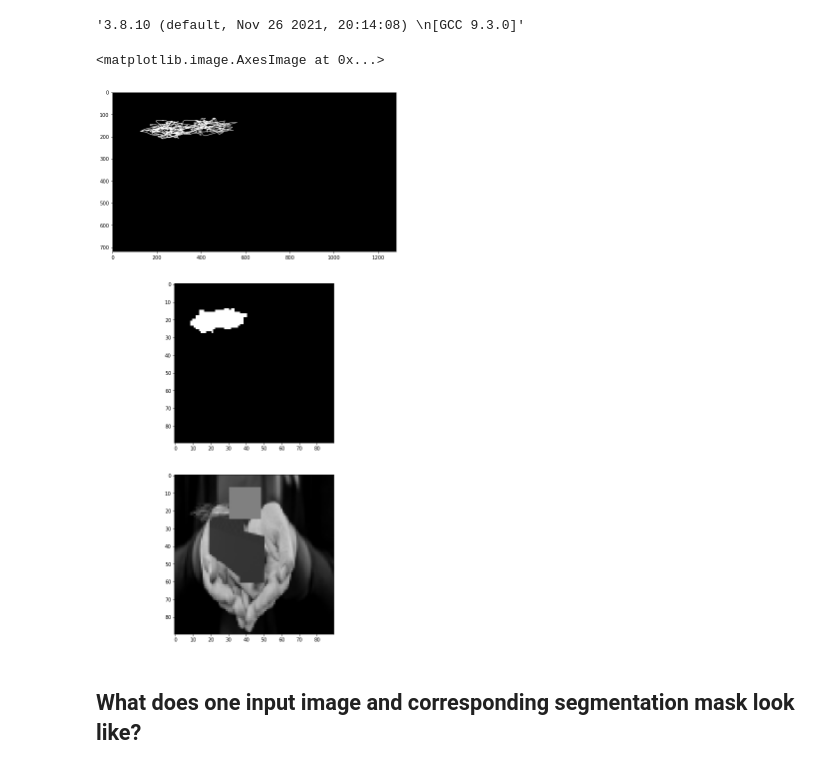
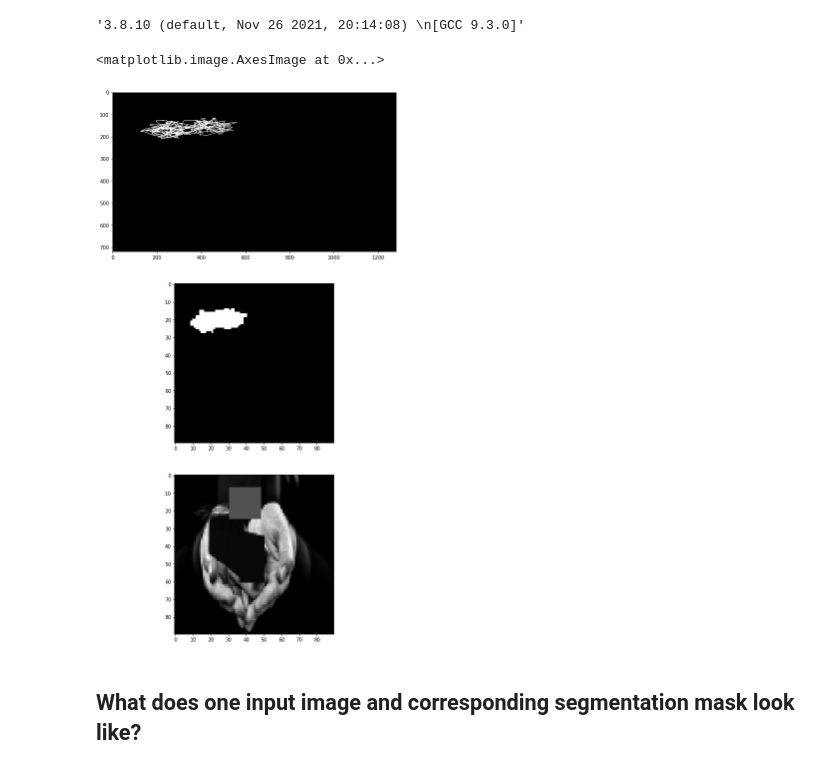
Before and after one commit to kanstancin/classifiers, a Jupyter notebook: segment.ipynb, the cells around one changed output. Drawn from its saved outputs; the diff is of its cells as text; code cells hidden in the pictures.

```diff
--- a/segment.ipynb
+++ b/segment.ipynb
@@ -154,6 +155,8 @@ batch_size = 32
 input_img_paths = df_train.filename.to_list()
 target_img_paths = df_train.mask_.astype(str).to_list()
 # %%
+import imgaug.augmenters as iaa
+
 # process mask
 def resize_mask(mask, target_shape):
     kernel = np.ones((15, 15), np.uint8)
@@ -165,36 +168,41 @@ def resize_mask(mask, target_shape):
 
 def img_to_binary(mask):
     mask[mask<=125] = 0
     mask[mask>125] = 1
     return mask
 
-def load_img_cv(path, target_size, is_mask=False):
+def load_img_cv(path, target_size, is_mask=False, augment=True):
     if not is_mask:
-        img = cv.imread(path)
+        img = cv.imread(path, cv.IMREAD_GRAYSCALE)
         shape = (target_size[1], target_size[0])
         img = cv.resize(img, shape, interpolation=cv.INTER_AREA)
+        if augment:
+            aug = iaa.GammaContrast((0.5, 3.0))
+            img = aug(image=img)
     else:
         img = cv.imread(path, cv.IMREAD_GRAYSCALE)
+        img[img<=30] = 0
+        img[img>30] = 255
         img = resize_mask(img, target_size)
         img = img_to_binary(img)
     return img
 
 mask = cv.imread(target_img_paths[9], cv.IMREAD_GRAYSCALE)
 target_size = (90, 90)
 # print(mask.shape)
 # kernel = np.ones((10, 10), np.uint8)
 # mask =  cv.morphologyEx(mask, cv.MORPH_CLOSE, kernel)
 # img = cv.erode(img, kernel, iterations=1)
 # img = cv.dilate(img, kernel, iterations=1)
 mask_new = load_img_cv(target_img_paths[9], target_size, is_mask=True)
 img = load_img_cv(input_img_paths[9], target_size, is_mask=False)
 fig, ax = plt.subplots(3,1,figsize=(25,20))
 ax[0].imshow(mask, cmap="gray")
 ax[1].imshow(mask_new, cmap="gray")
 ax[2].imshow(img, cmap="gray")
 # %% [output]
 <matplotlib.image.AxesImage at 0x...>
-[figure, old version]
+[figure, new version]
 # %% [markdown]
 ## What does one input image and corresponding segmentation mask look like?
 # %%
```
Also changed, not shown: parts of 24 cells of this notebook.
